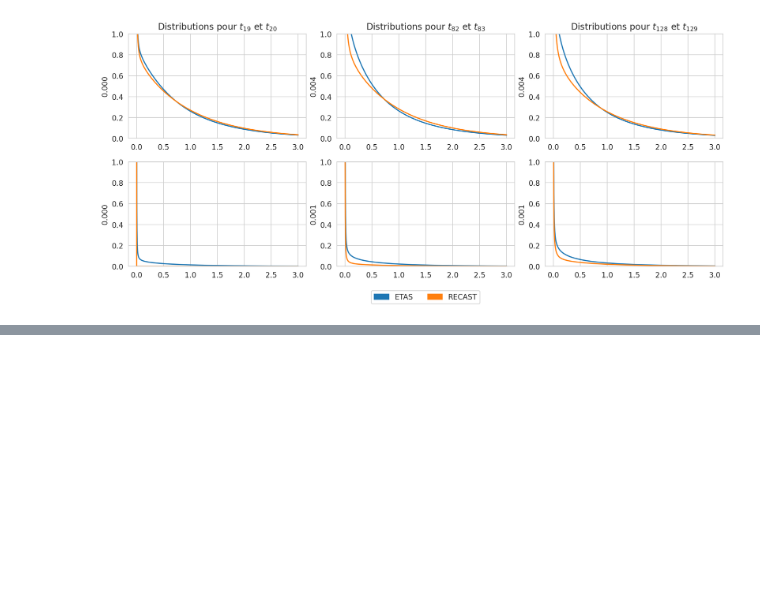
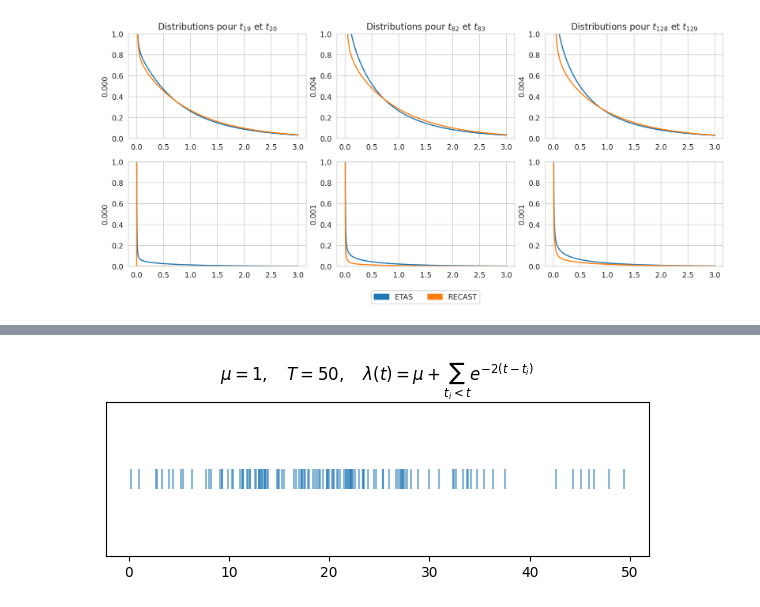
Before and after one commit to alphonsepaix/recast, a Jupyter notebook: notebooks/beamer.ipynb, the cells around one changed output, grey strips where cells are left out. Cells and saved outputs as stored; diff of their text form; code cells hidden in the pictures; blank space fills up the shorter version.

```diff
--- a/notebooks/beamer.ipynb
+++ b/notebooks/beamer.ipynb
@@ -299,0 +325,15 @@ plt.show()
+# %%
+T = 50
+mu = 1
+alpha = 1
+beta = 2
+seq = hawkes(T=T, mu=mu, alpha=alpha, beta=beta)
+plt.figure(figsize=(7, 2))
+plt.scatter(seq, np.zeros(seq.size), marker='|', s=200, c='C0', alpha=.5)
+plt.yticks([], [])
+plt.title(f'$\mu = {mu},\quad T = {T},\quad \
+\lambda(t) = \mu + \sum_{{t_i < t}} e^{{-2 (t - t_i)}}$')
+plt.savefig('../images/beamer/hawkes.png', dpi=200, bbox_inches='tight')
+plt.show()
+# %% [output]
+[figure, added]
```
Also changed, not shown: parts of 2 cells of this notebook, 4 other files.
